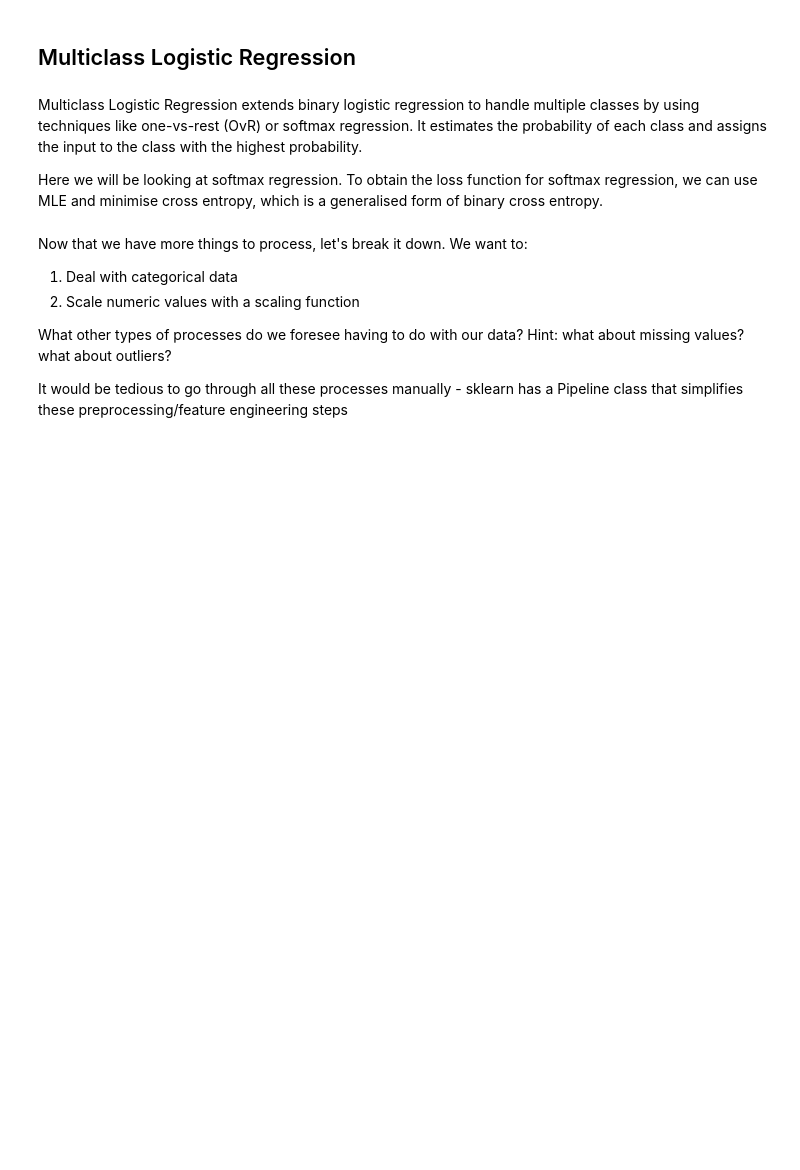
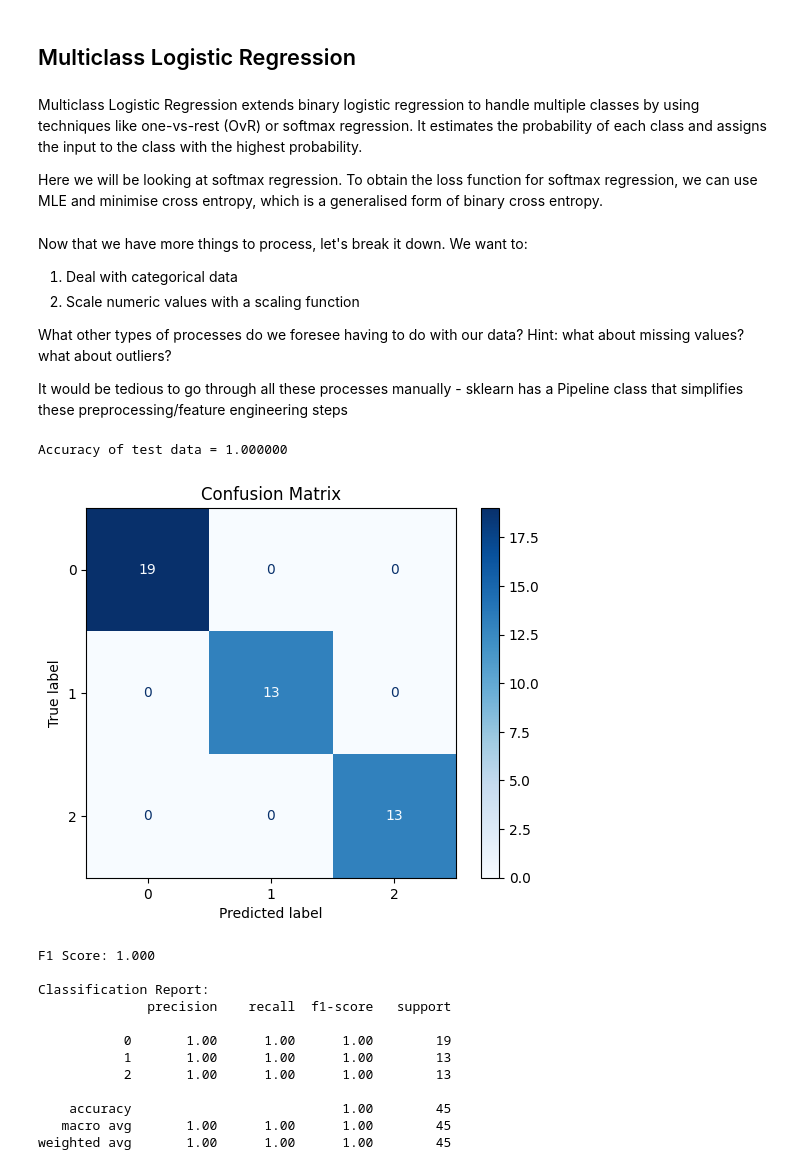
Before and after one commit to Minyethway93/DAC-Curriculum, a Jupyter notebook: DAC-006_Machine_Learning/DAC-006-Intro_to_ML_Session_1_Student.ipynb, the cells around one changed output. Cells and saved outputs as stored; diff of their text form; code cells hidden in the pictures; blank space fills up the shorter version.

```diff
--- a/DAC-006_Machine_Learning/DAC-006-Intro_to_ML_Session_1_Student.ipynb
+++ b/DAC-006_Machine_Learning/DAC-006-Intro_to_ML_Session_1_Student.ipynb
@@ -346,6 +383,9 @@ Multiclass Logistic Regression extends binary logistic regression to handle mult
 Here we will be looking at softmax regression. To obtain the loss function for softmax regression, we can use MLE and minimise cross entropy, which is a generalised form of binary cross entropy.
 # %%
 # Let's load in the iris dataset
+iris = load_iris(as_frame=True)
+x = iris.data
+y = iris.target
 # %% [markdown]
 Now that we have more things to process, let's break it down. We want to:
 
@@ -357,33 +397,56 @@ What other types of processes do we foresee having to do with our data? Hint: wh
 It would be tedious to go through all these processes manually - sklearn has a Pipeline class that simplifies these preprocessing/feature engineering steps
 # %%
 # Split the data into the training and test data
+x_train, x_test, y_train, y_test = train_test_split(x,y,test_size=0.3, random_state=42)
 
-
+scaler=StandardScaler()
 
 # Fit the scaler on the training data and transform both training and test data
-
+x_train_scaled = scaler.fit_transform(x_train)
+x_test_scaled = scaler.transform(x_test)
 # regularization constant (strength)
 REG_CONST = 0.01
 
 # Create a model and fit it to the training data.
 # C := inverse of regularization strength, stronger regularization with smaller values
+model = LogisticRegression(multi_class='multinomial', penalty='l2', C=1/REG_CONST, max_iter=300)
+model.fit(x_train_scaled, y_train)
 
 # Predict the classes of test data and measure the accuracy of test data
+y_pred = model.predict(x_test_scaled)
+acc = (y_pred == y_test).mean()
+print('\nAccuracy of test data = {:3f}'.format(acc))
+# %% [output]
+Accuracy of test data = 1.000000
 # %%
-# # Get prediction probabilities
-# y_pred_proba = model.predict_proba(x_test_scaled)[:, 1]
+# Get prediction probabilities
+y_pred_proba = model.predict_proba(x_test_scaled)[:, 1]
 
-# # Create and plot confusion matrix
-# cm = confusion_matrix(y_test, y_pred)
-# disp = ConfusionMatrixDisplay(confusion_matrix=cm, display_labels=model.classes_)
-# disp.plot(cmap=plt.cm.Blues)
-# plt.title('Confusion Matrix')
-# plt.show()
+# Create and plot confusion matrix
+cm = confusion_matrix(y_test, y_pred)
+disp = ConfusionMatrixDisplay(confusion_matrix=cm, display_labels=model.classes_)
+disp.plot(cmap=plt.cm.Blues)
+plt.title('Confusion Matrix')
+plt.show()
 
-# # Calculate F1 score
-# f1 = f1_score(y_test, y_pred, average='weighted')
-# print(f'F1 Score: {f1:.3f}')
+# Calculate F1 score
+f1 = f1_score(y_test, y_pred, average='weighted')
+print(f'F1 Score: {f1:.3f}')
 
-# # Print Classification Report
-# print("\nClassification Report:")
-# print(classification_report(y_test, y_pred))
+# Print Classification Report
+print("\nClassification Report:")
+print(classification_report(y_test, y_pred))
+# %% [output]
+[figure, added]
+F1 Score: 1.000
+
+Classification Report:
+              precision    recall  f1-score   support
+
+           0       1.00      1.00      1.00        19
+           1       1.00      1.00      1.00        13
+           2       1.00      1.00      1.00        13
+
+    accuracy                           1.00        45
+   macro avg       1.00      1.00      1.00        45
+weighted avg       1.00      1.00      1.00        45
```
Also changed, not shown: parts of 8 cells of this notebook, 1 other file.
